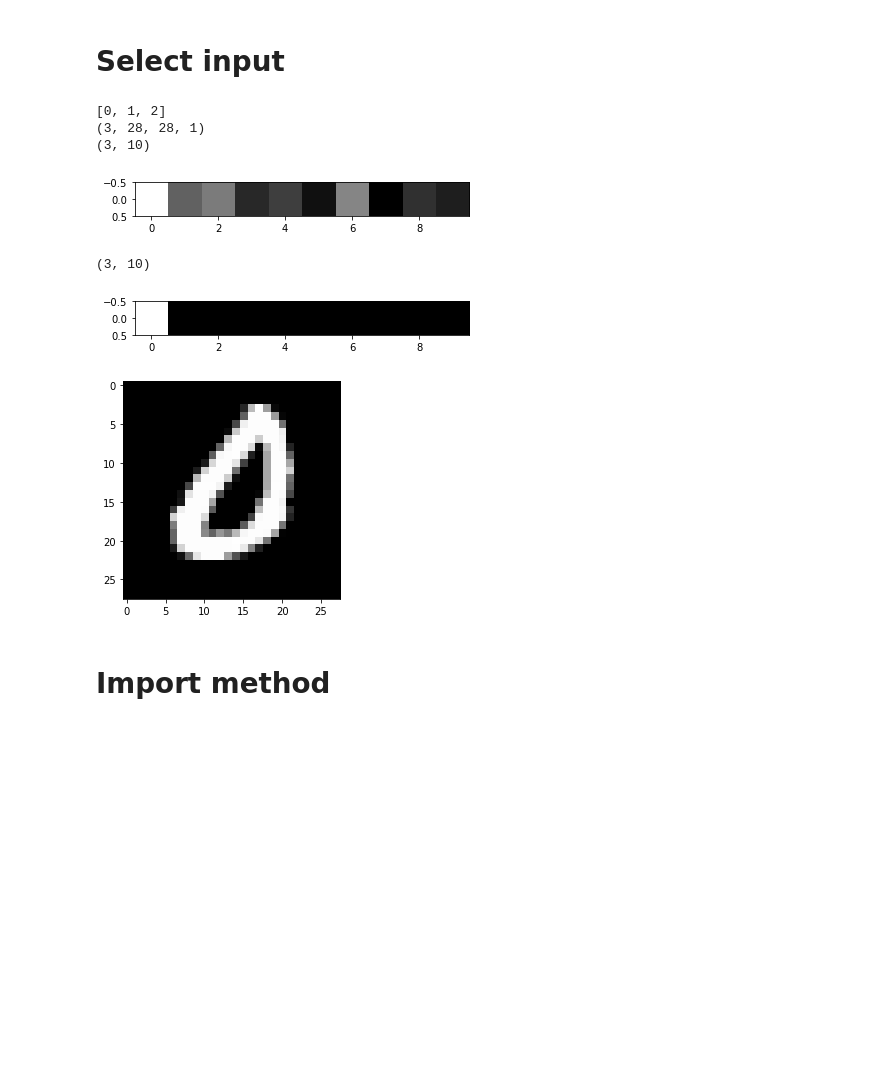
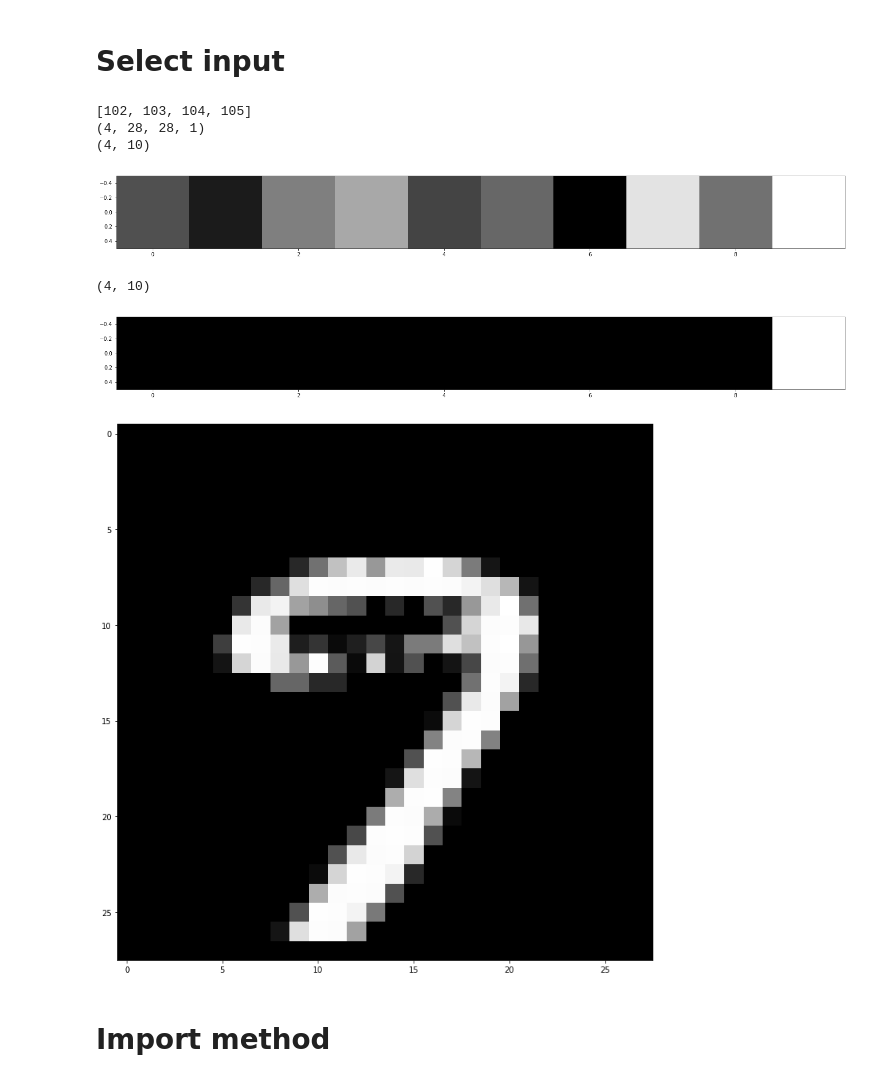
Before and after one commit to AdelinCO/twin-system, a Jupyter notebook: 2ndCBE_ANN_MNIST.ipynb, the cells around one changed output. Drawn from its saved outputs; the diff is of its cells as text; code cells hidden in the pictures; blank space fills up the shorter version.

```diff
--- a/2ndCBE_ANN_MNIST.ipynb
+++ b/2ndCBE_ANN_MNIST.ipynb
@@ -77,47 +79,47 @@ plt.show()"""
 
 
 
-nb_inputs = 3
-indice_input = 0
+nb_inputs = 4
+indice_input = 102
 inputs = image_list[indice_input:(indice_input + nb_inputs)]
 indice_originale = []
 for i in range(nb_inputs):
     indice_originale.append(indice_input + i)
 print(indice_originale)
 
 # inputs = image_list[indice_input]
 # inputs = np.expand_dims(inputs,0)
 # indice_originale = [indice_input]
 print(inputs.shape)
 targets = model.predict(inputs)
 print(targets.shape)
 plt.imshow(tf.expand_dims(targets[0], 0), cmap='gray')
 plt.show()
 # strict_targets = []
 # for i in targets:
 #     stri_target = (i == np.max(i)).astype(int)
 #     strict_targets.append(stri_target)
 
 ###########
 strict_targets = model(inputs)
 strict_targets = tf.argmax(strict_targets, axis=1)
 strict_targets = tf.one_hot(strict_targets, nb_classes)
 print(strict_targets.shape)
 
 #print(np.asarray(strict_targets).shape)
 plt.imshow(tf.expand_dims(strict_targets[0], 0), cmap='gray')
 plt.show()
 
 plt.imshow(inputs[0], cmap = 'gray')
 plt.show()
 # %% [output]
-[0, 1, 2]
-(3, 28, 28, 1)
-(3, 10)
+[102, 103, 104, 105]
+(4, 28, 28, 1)
+(4, 10)
-[figure, old version]
+[figure, new version]
-(3, 10)
+(4, 10)
-[figure, old version]
+[figure, new version]
-[figure, old version]
+[figure, new version]
 # %% [markdown]
 # Import method
 # %%
```
Also changed, not shown: parts of 11 cells of this notebook, 2 other files.
